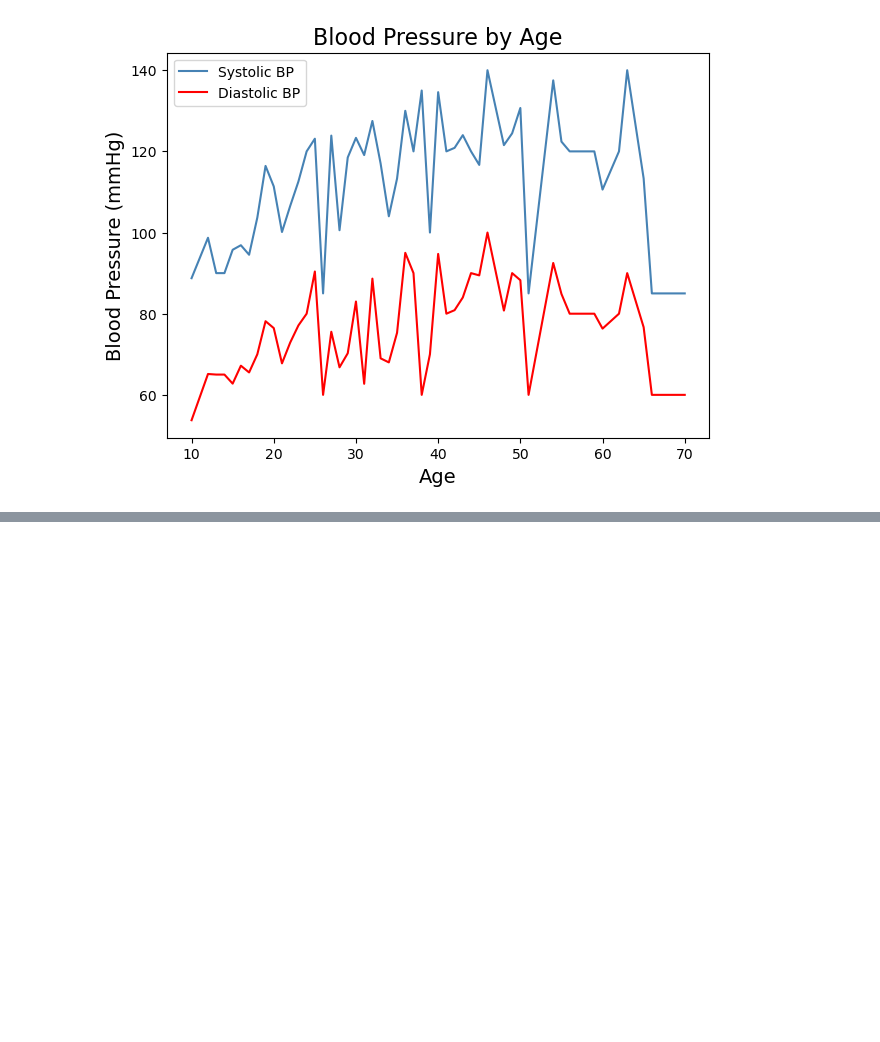
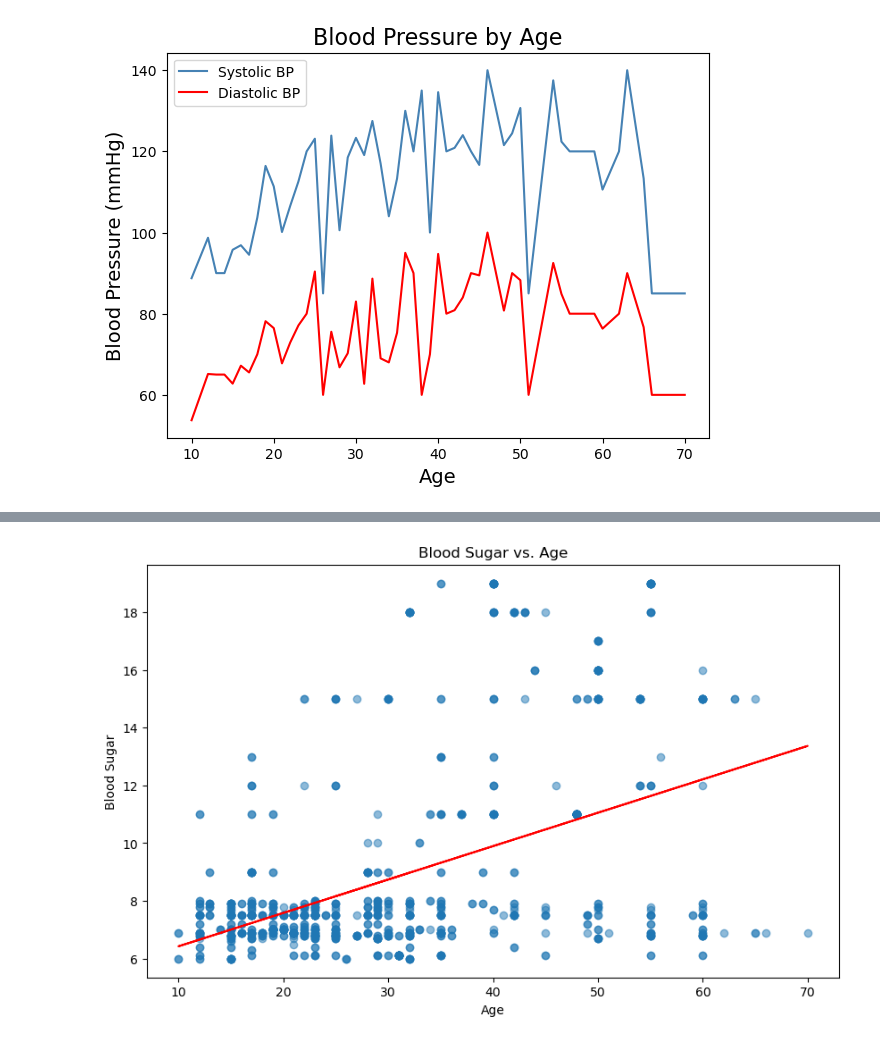
Before and after one commit to larissarmourap/Project1group3, a Jupyter notebook: Project-One.ipynb, the cells around one changed output, grey strips where cells are left out. Cells and saved outputs as stored; diff of their text form; code cells hidden in the pictures; blank space fills up the shorter version.

```diff
--- a/Project-One.ipynb
+++ b/Project-One.ipynb
@@ -168,0 +276,28 @@ plt.show()
+# %%
+# Generate a Scatter Plot for Blood Sugar
+from scipy.stats import linregress
+
+# Plotting scatter plot
+plt.figure(figsize=(10, 6))
+plt.scatter(bs_categorized['Age'], bs_categorized['Blood Sugar'], alpha=0.5)
+
+x_values = bs_categorized["Age"]
+y_values = bs_categorized["Blood Sugar"]
+(slope, intercept, rvalue, pvalue, stderr) = linregress(x_values, y_values)
+regress_values = x_values * slope + intercept
+line_eq = "y = " + str(round(slope,2)) + "x + " + str(round(intercept,2))
+
+plt.plot(x_values,regress_values,"r-")
+plt.annotate(line_eq,(-21,10), fontsize=15, color = "red")
+
+
+# Labeling
+plt.title('Blood Sugar vs. Age')
+plt.xlabel('Age')
+plt.ylabel('Blood Sugar')
+
+# Print
+plt.savefig("C:/Users/lnata/Github/Project1group3/Output-Data\Fig4.png")
+plt.show()
+# %% [output]
+[figure, added]
```
Also changed, not shown: parts of 18 cells of this notebook, 4 other files.
